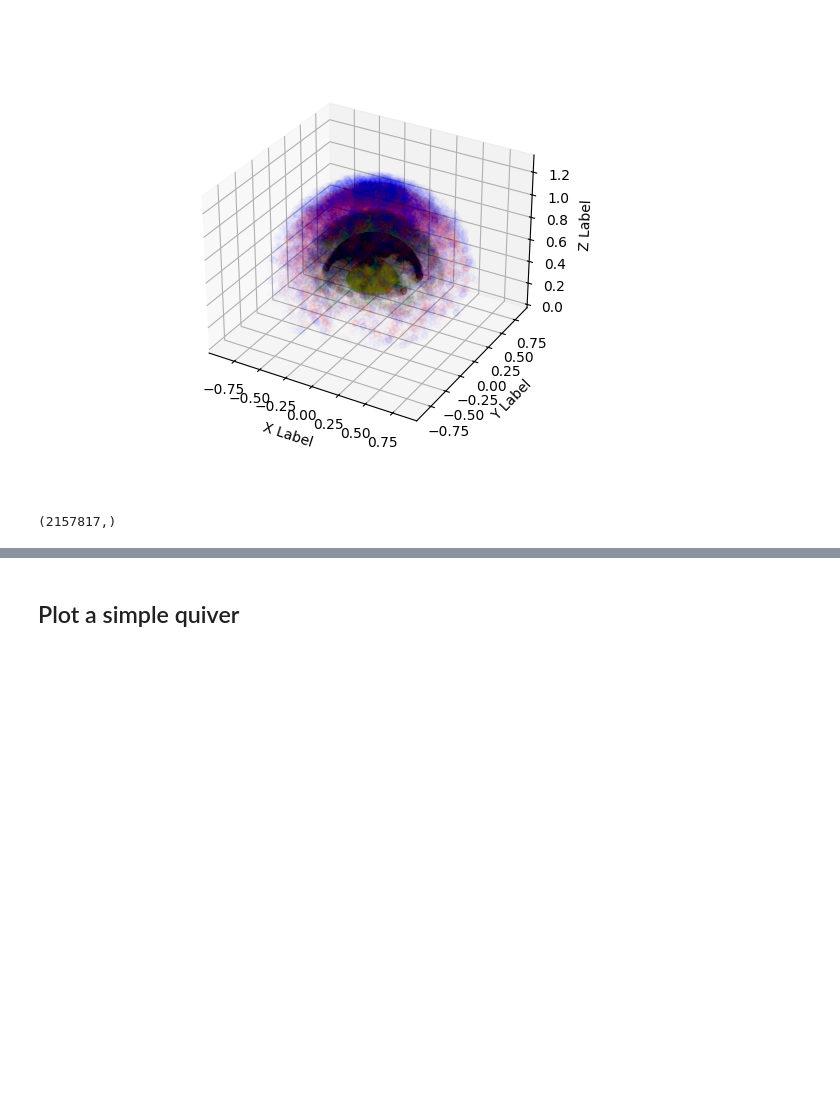
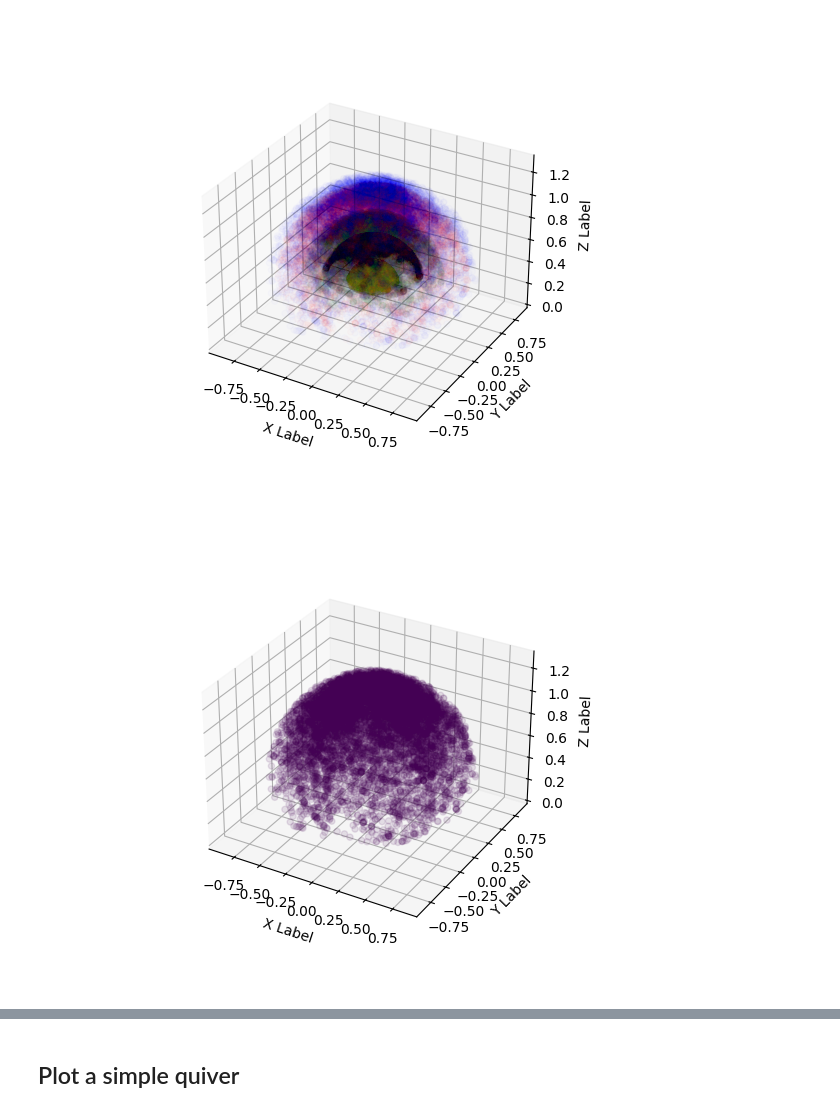
Before and after one commit to epfl-lasa/hitting_sim, a Jupyter notebook: data_processing.ipynb, the cells around one changed output, grey strips where cells are left out. Drawn from its saved outputs; the diff is of its cells as text; code cells hidden in the pictures; blank space fills up the shorter version.

```diff
--- a/data_processing.ipynb
+++ b/data_processing.ipynb
@@ -63,13 +65,21 @@ ax.set_zlabel('Z Label')
 plt.show()
 # %% [output]
 [figure]
-# %%
-l2 = l['2']
-l3 = l['3']
-l4 = l['4']
-l5 = l['5']
-l6 = l['6']
-
-print(l2.shape)
-# %% [output]
-(2157817,)
+# %%
+# %matplotlib notebook
+%matplotlib widget
+fig = plt.figure()
+ax = fig.add_subplot(projection='3d')
+colors = plt.cm.viridis(np.linspace(0, 1, 5))
+
+ax.scatter(X_6[0], X_6[1], X_6[2], color=colors[0], alpha=0.1)
+
+ax.set_xlabel('X Label')
+ax.set_ylabel('Y Label')
+ax.set_zlabel('Z Label')
+
+ax.tick_params(axis='both', which='major', labelsize=10)
+
+plt.show()
+# %% [output]
+[figure, added]
```
Also changed, not shown: parts of 15 cells of this notebook, 8 other files.
